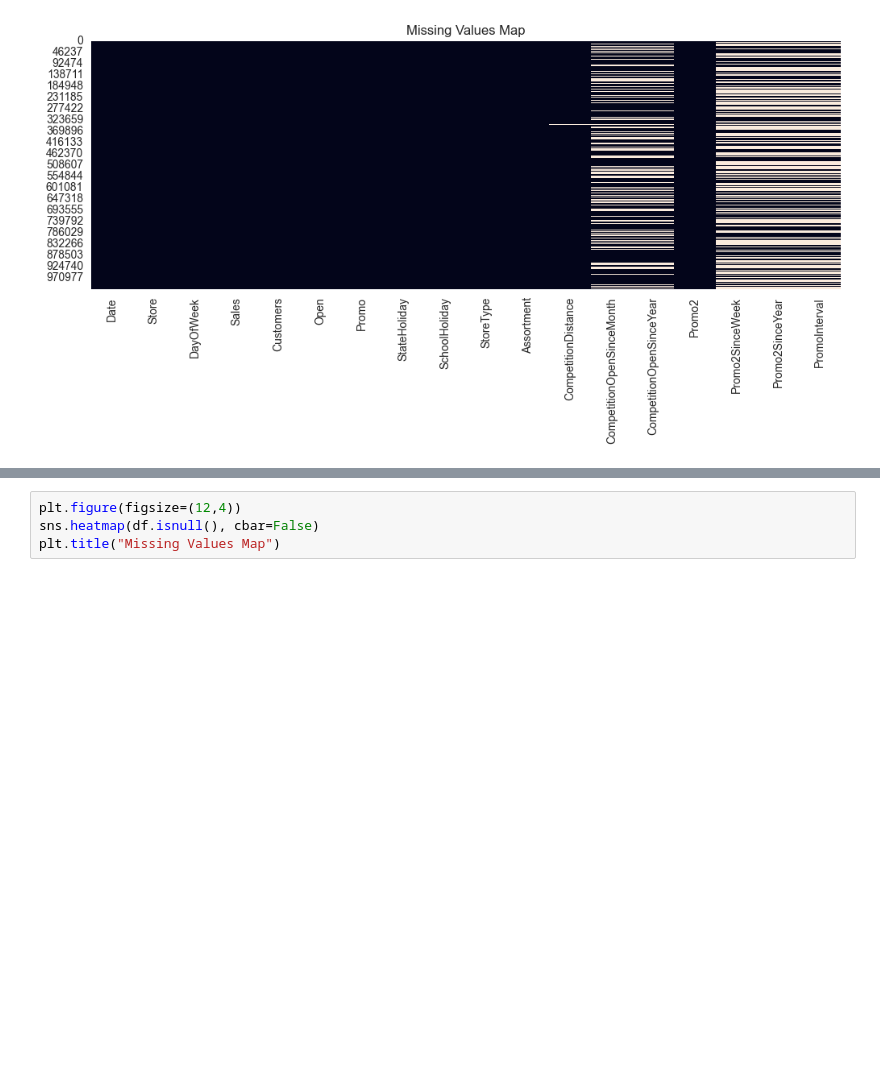
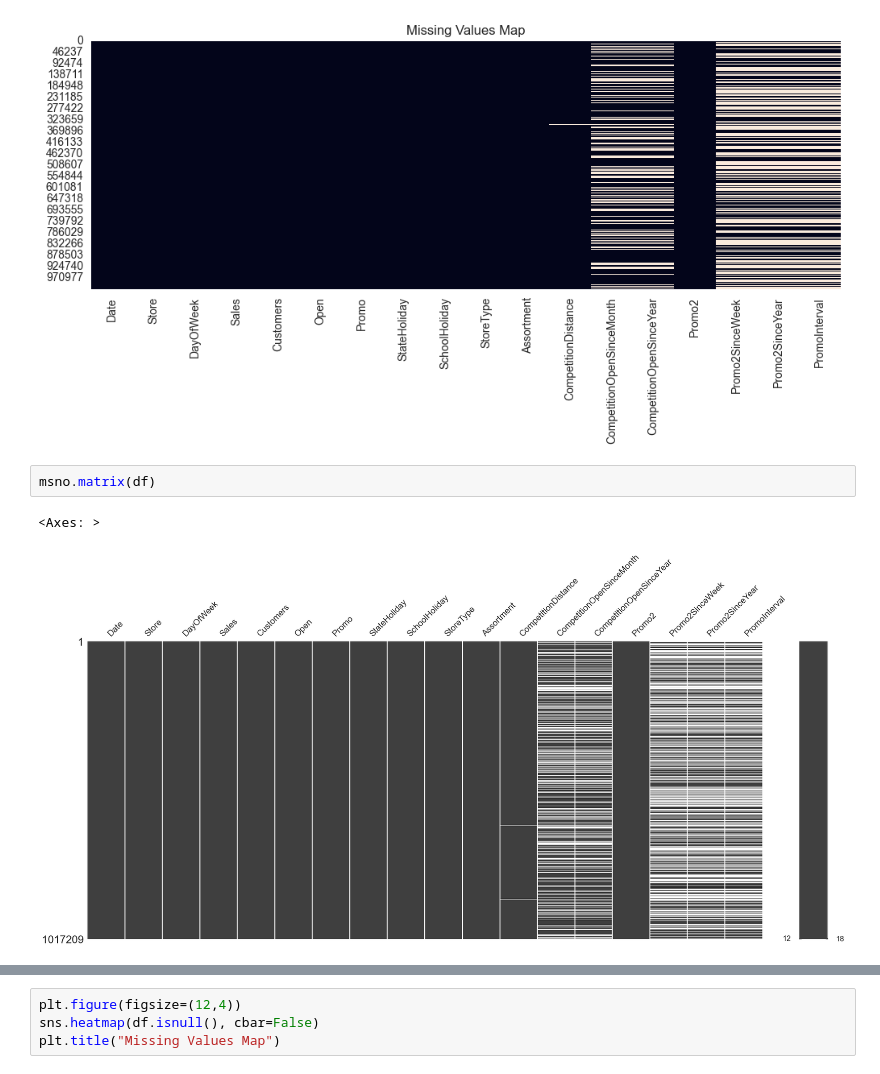
Before and after one commit to vburlay/Rossmann, a Jupyter notebook: notebooks/rossmann_eda.ipynb, the cells around one changed output, grey strips where cells are left out. Saved outputs shown, nothing was run; the diff lists cells and outputs as text; blank space fills up the shorter version.

```diff
--- a/notebooks/rossmann_eda.ipynb
+++ b/notebooks/rossmann_eda.ipynb
@@ -106,3 +106,8 @@ plt.title("Missing Values Map")
 # %% [output]
 Text(0.5, 1.0, 'Missing Values Map')
 [figure]
+# %%
+msno.matrix(df)
+# %% [output]
+<Axes: >
+[figure, added]
```
Also changed, not shown: parts of 7 cells of this notebook.
